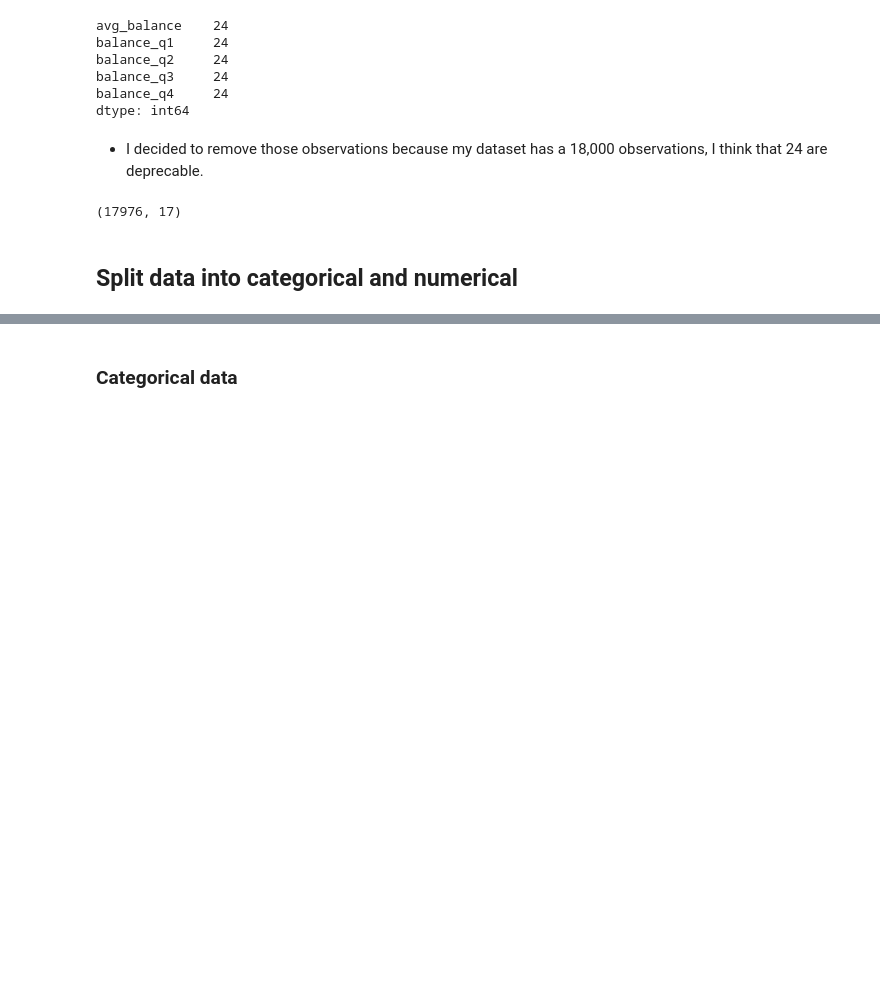
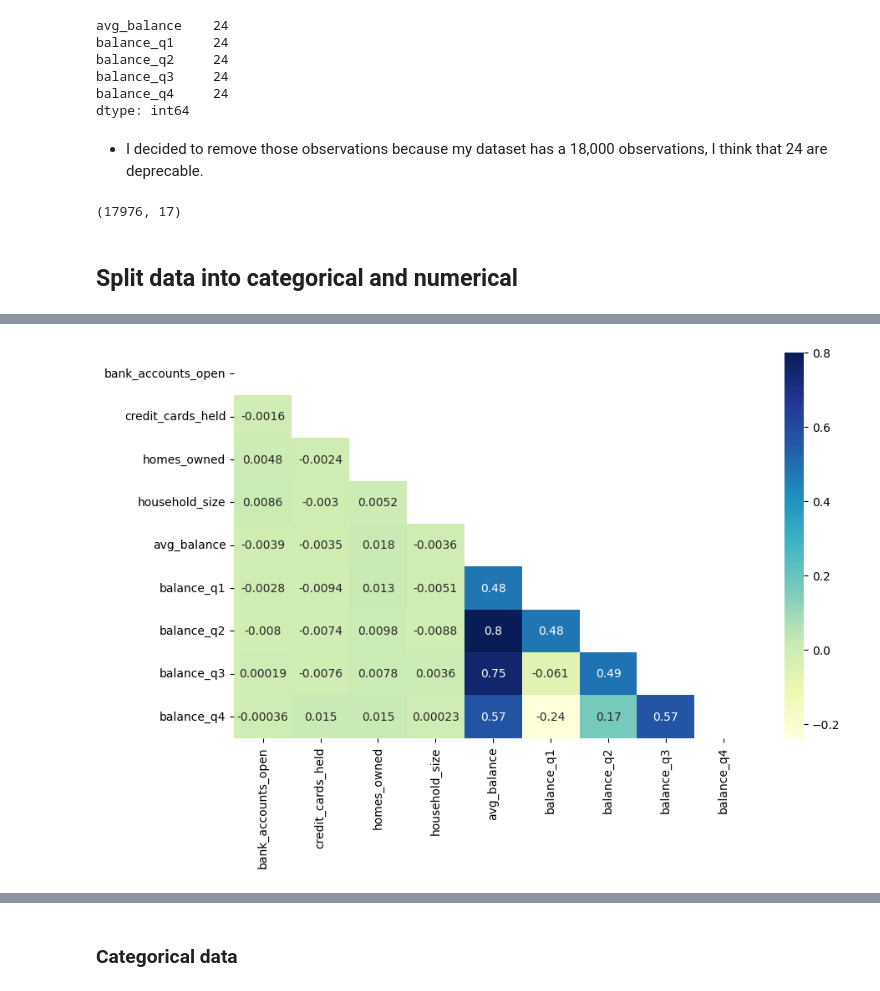
Before and after one commit to LeonardoOlmos/credit-card-offer, a Jupyter notebook: credit_card_offer_classification.ipynb, the cells around one changed output, grey strips where cells are left out. Cells and saved outputs as stored; diff of their text form; code cells hidden in the pictures; blank space fills up the shorter version.

```diff
--- a/credit_card_offer_classification.ipynb
+++ b/credit_card_offer_classification.ipynb
@@ -123,0 +172,2 @@ data.shape
+# %%
+numerical_data = numerical_data.reset_index(drop = True)
@@ -123,0 +190,2 @@ data.shape
+# %%
+numerical_corr = numerical_data.drop(columns=['customer_number', 'offer_accepted']).corr()
@@ -123,0 +205,8 @@ data.shape
+# %%
+mask = np.triu(numerical_corr)
+
+plt.figure(figsize=(10, 6))
+sns.heatmap(numerical_corr, cmap="YlGnBu", annot=True, mask=mask)
+plt.show()
+# %% [output]
+[figure, added]
```
Also changed, not shown: parts of 87 cells of this notebook, 1 other file.
